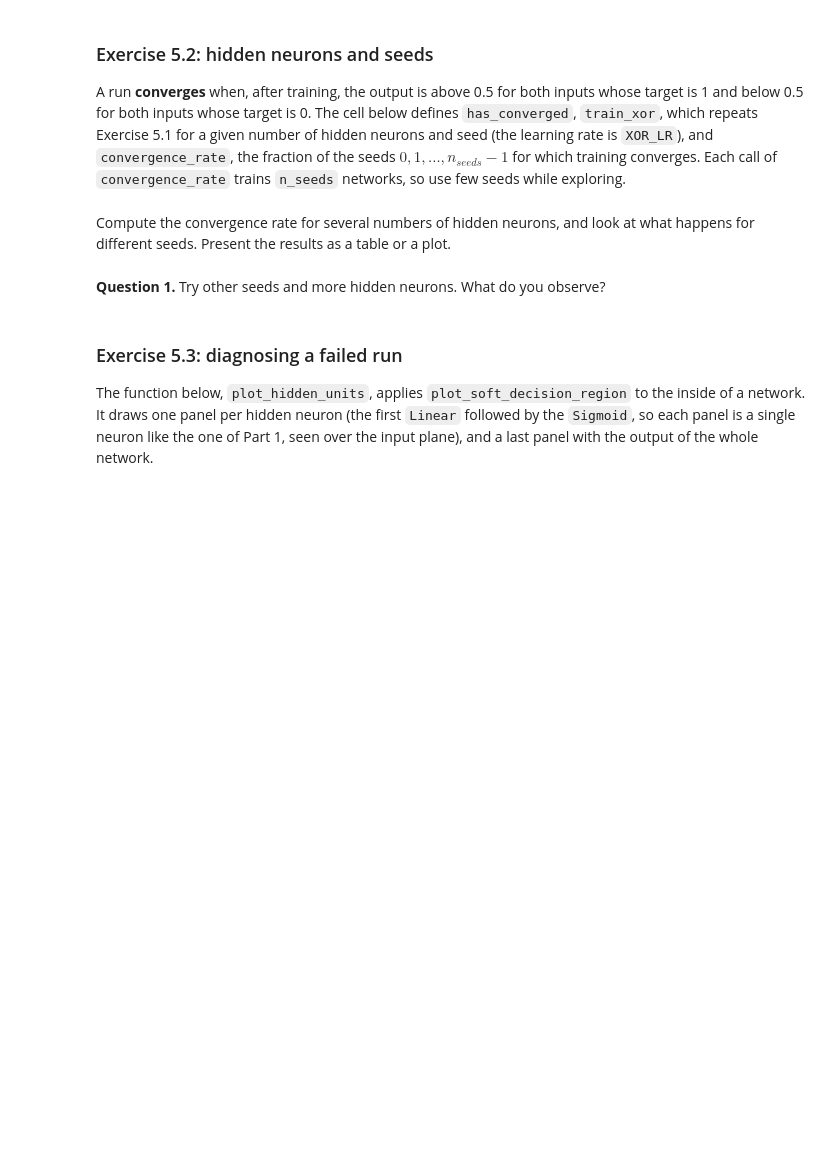
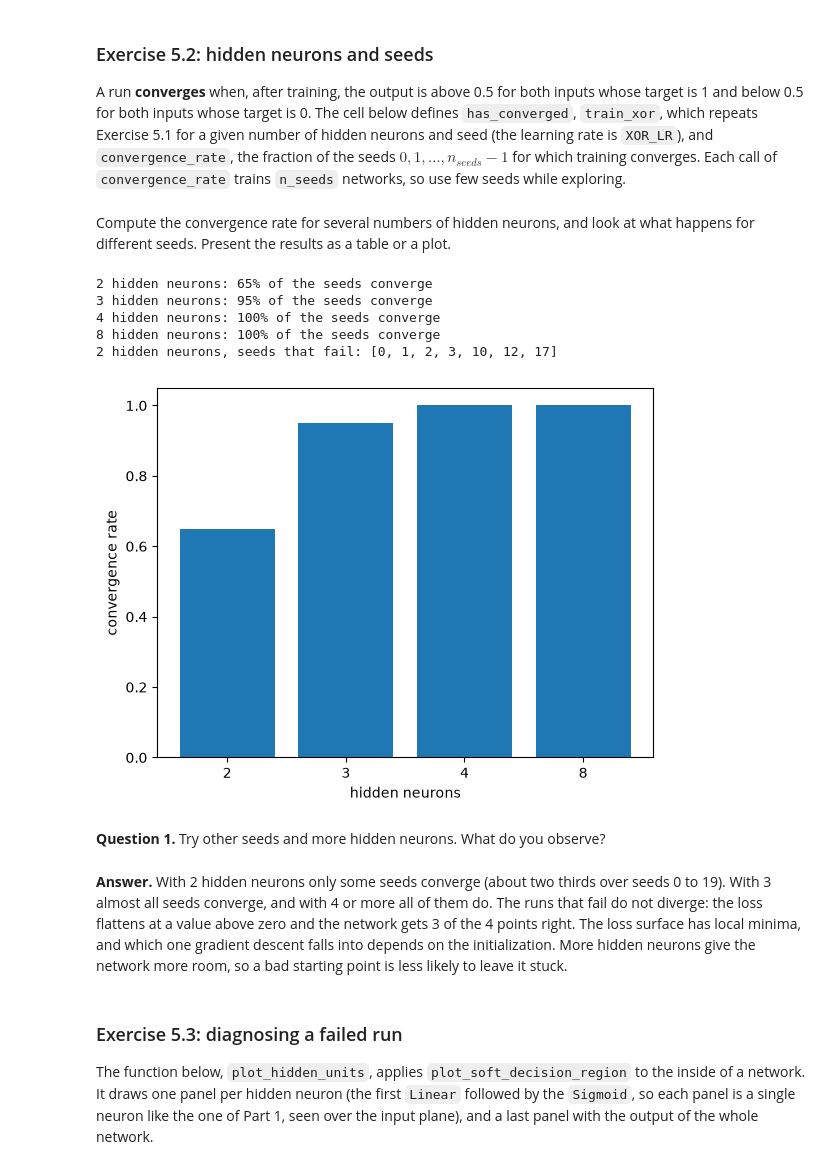
Before and after one commit to omariott/PSL-DL-Labs, a Jupyter notebook: labs/lab05_backprop.ipynb, the cells around one changed output. Drawn from its saved outputs; the diff is of its cells as text; code cells hidden in the pictures; blank space fills up the shorter version.

```diff
--- a/labs/lab05_backprop.ipynb
+++ b/labs/lab05_backprop.ipynb
@@ -358,8 +419,30 @@ def convergence_rate(n_hidden, n_seeds=10):
     return np.mean([has_converged(train_xor(n_hidden, seed)) for seed in range(n_seeds)])
 # %% [markdown]
 Compute the convergence rate for several numbers of hidden neurons, and look at what happens for different seeds. Present the results as a table or a plot.
+# %%
+hidden_sizes = [2, 3, 4, 8]
+rates = [convergence_rate(n, n_seeds=20) for n in hidden_sizes]
+for n, r in zip(hidden_sizes, rates):
+    print(f"{n} hidden neurons: {r:.0%} of the seeds converge")
+
+failing = [s for s in range(20) if not has_converged(train_xor(2, s))]
+print("2 hidden neurons, seeds that fail:", failing)
+
+plt.bar([str(n) for n in hidden_sizes], rates)
+plt.xlabel("hidden neurons")
+plt.ylabel("convergence rate")
+plt.show()
+# %% [output]
+2 hidden neurons: 65% of the seeds converge
+3 hidden neurons: 95% of the seeds converge
+4 hidden neurons: 100% of the seeds converge
+8 hidden neurons: 100% of the seeds converge
+2 hidden neurons, seeds that fail: [0, 1, 2, 3, 10, 12, 17]
+[figure, added]
 # %% [markdown]
 **Question 1.** Try other seeds and more hidden neurons. What do you observe?
+# %% [markdown]
+**Answer.** With 2 hidden neurons only some seeds converge (about two thirds over seeds 0 to 19). With 3 almost all seeds converge, and with 4 or more all of them do. The runs that fail do not diverge: the loss flattens at a value above zero and the network gets 3 of the 4 points right. The loss surface has local minima, and which one gradient descent falls into depends on the initialization. More hidden neurons give the network more room, so a bad starting point is less likely to leave it stuck.
 # %% [markdown]
 ### Exercise 5.3: diagnosing a failed run
 
```
Also changed, not shown: parts of 29 cells of this notebook, 5 other files.
